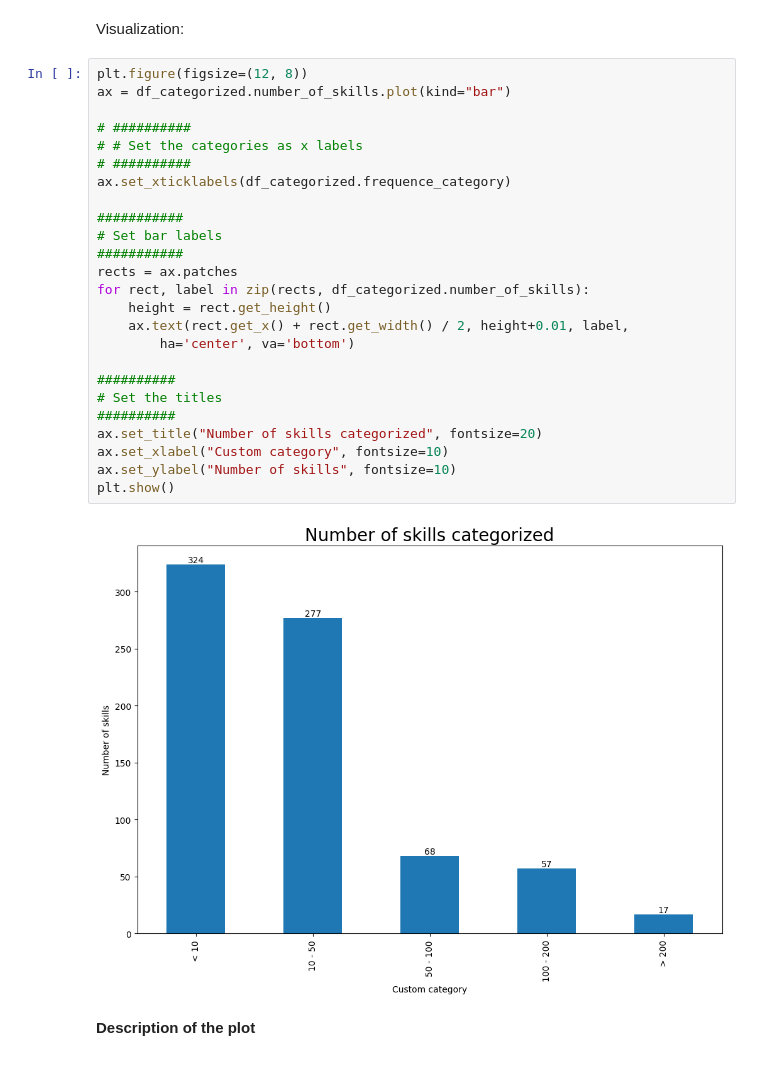
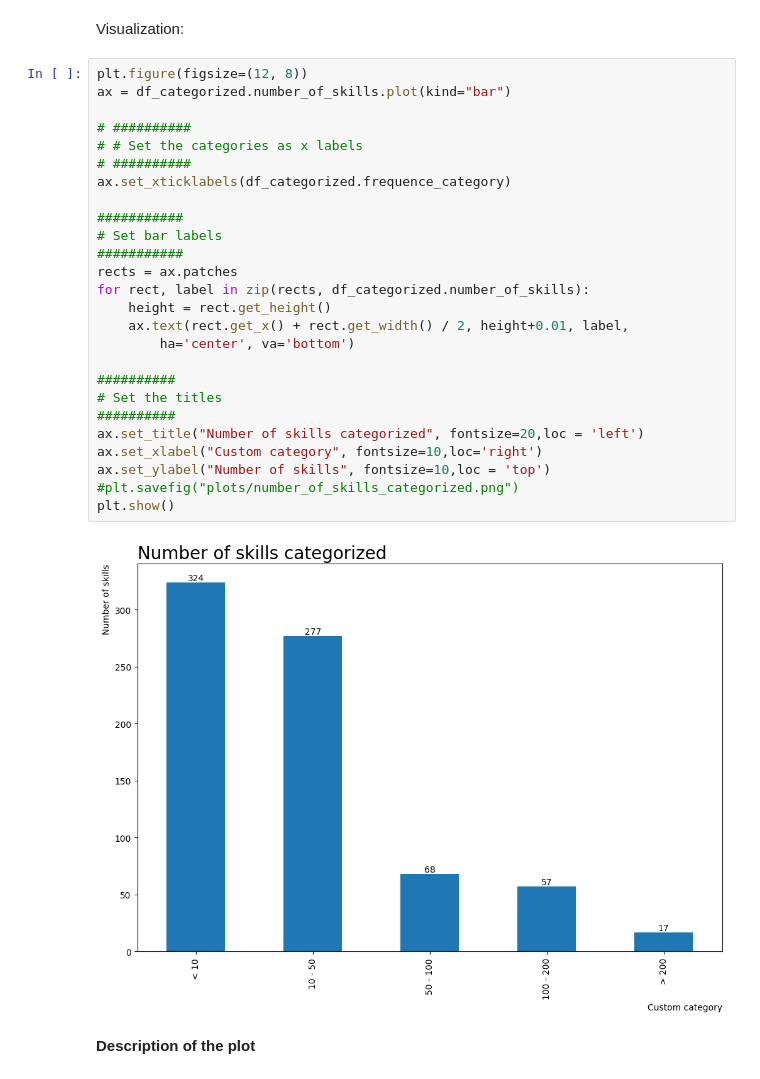
Before and after one commit to maximizer36/DS_AP, a Jupyter notebook: AP_descriptive_analysis.ipynb, the cells around one changed output. Saved outputs shown, nothing was run; the diff lists cells and outputs as text.

```diff
--- a/AP_descriptive_analysis.ipynb
+++ b/AP_descriptive_analysis.ipynb
@@ -235,29 +260,30 @@ Visualization:
 # %%
 plt.figure(figsize=(12, 8))
 ax = df_categorized.number_of_skills.plot(kind="bar")
 
 # ##########
 # # Set the categories as x labels
 # ##########
 ax.set_xticklabels(df_categorized.frequence_category)
 
 ###########
 # Set bar labels
 ###########
 rects = ax.patches
 for rect, label in zip(rects, df_categorized.number_of_skills):
     height = rect.get_height()
     ax.text(rect.get_x() + rect.get_width() / 2, height+0.01, label,
         ha='center', va='bottom')
 
 ##########
 # Set the titles
 ##########
-ax.set_title("Number of skills categorized", fontsize=20)
-ax.set_xlabel("Custom category", fontsize=10)
-ax.set_ylabel("Number of skills", fontsize=10)
+ax.set_title("Number of skills categorized", fontsize=20,loc = 'left')
+ax.set_xlabel("Custom category", fontsize=10,loc='right')
+ax.set_ylabel("Number of skills", fontsize=10,loc = 'top')
+#plt.savefig("plots/number_of_skills_categorized.png")
 plt.show()
 # %% [output]
-[figure, old version]
+[figure, new version]
 # %% [markdown]
 **Description of the plot**
```
Also changed, not shown: parts of 19 cells of this notebook, 3 other files.
